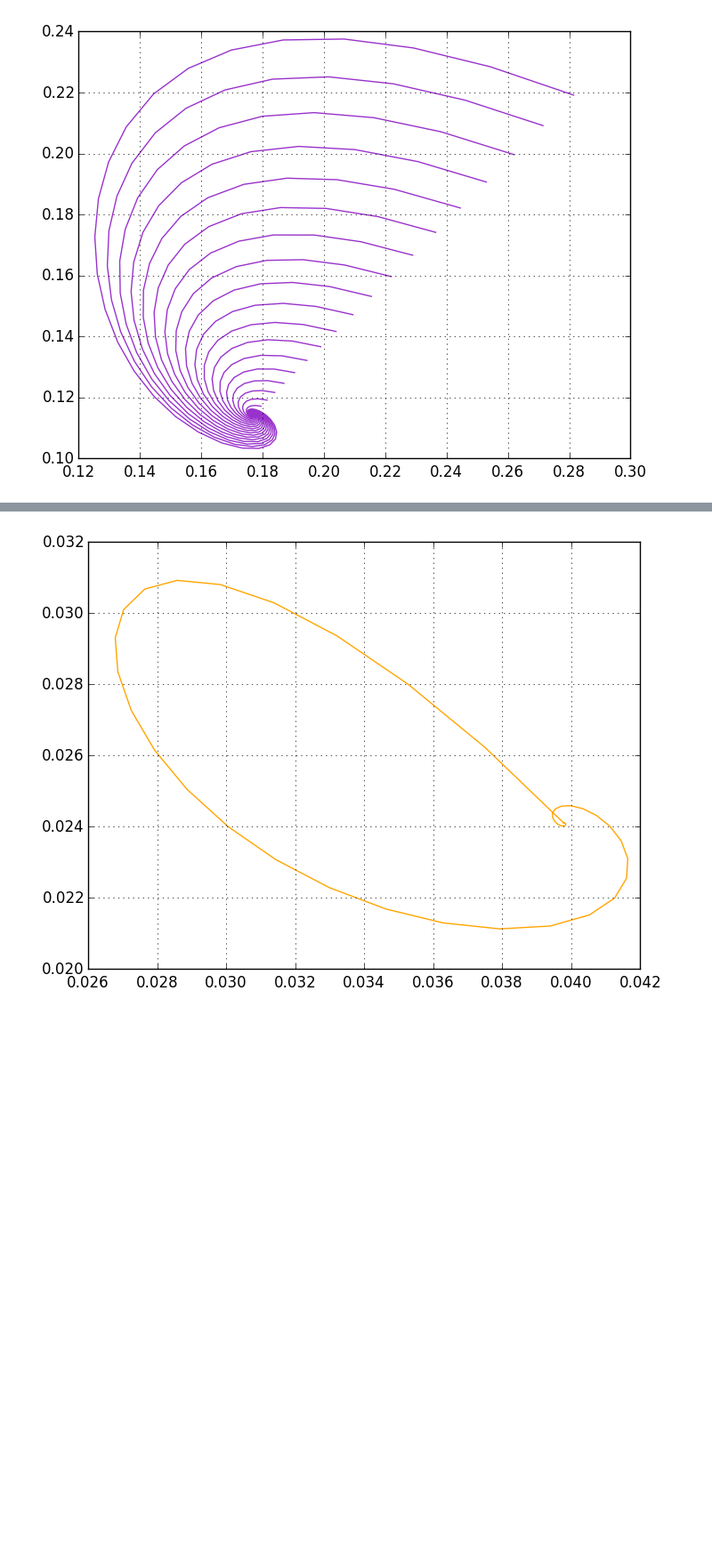
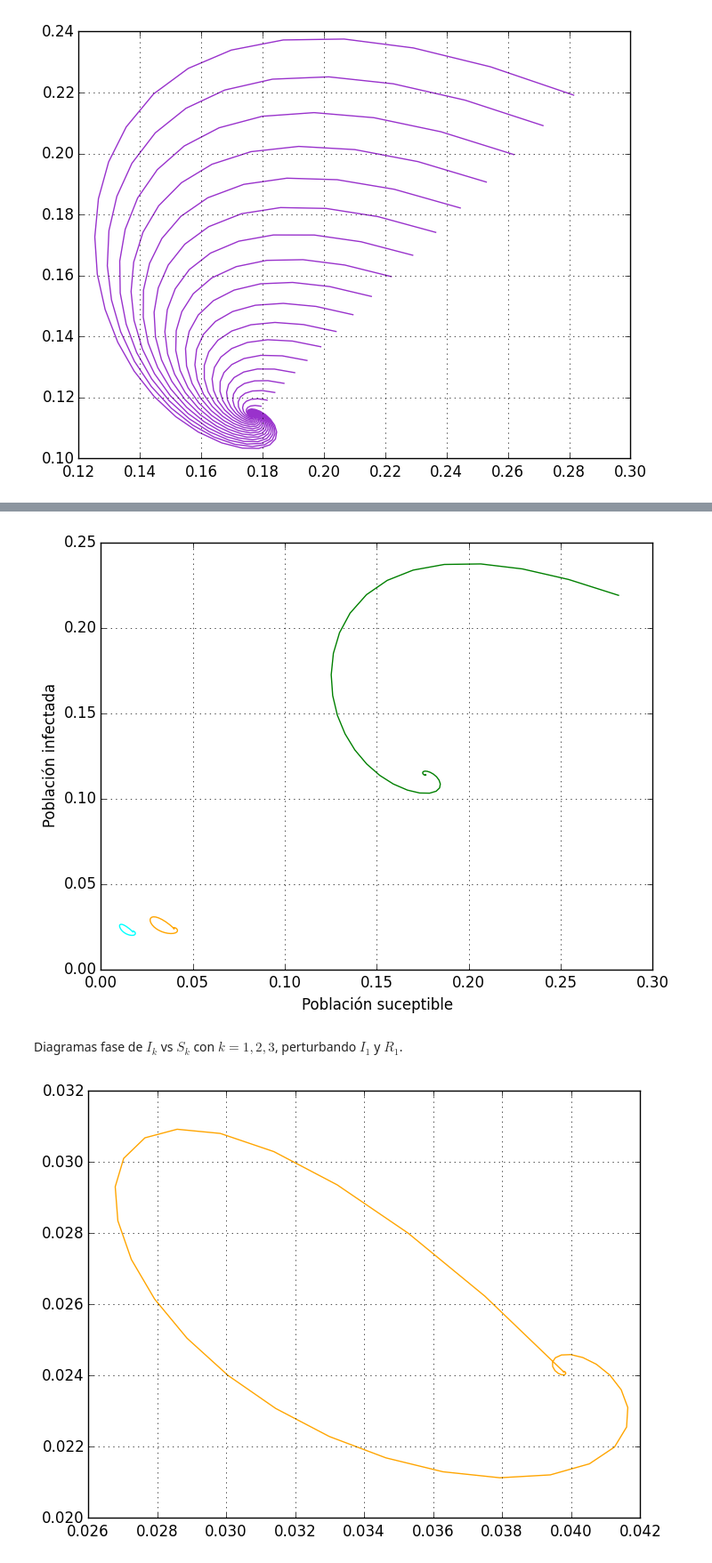
Before and after one commit to lbenet/2016-2_TSFisicaComputacional, a Jupyter notebook: tareas/yvestruz/Kermack_McKendrick_presentación.ipynb, the cells around one changed output, grey strips where cells are left out. Shown at 89% size. Cells and saved outputs as stored; diff of their text form; code cells hidden in the pictures; blank space fills up the shorter version.

```diff
--- a/tareas/yvestruz/Kermack_McKendrick_presentación.ipynb
+++ b/tareas/yvestruz/Kermack_McKendrick_presentación.ipynb
@@ -559,3 +558,9 @@ show()
+# %%
+fase_13
+# %% [output]
+[figure, added]
+# %% [markdown]
+Diagramas fase de $I_k$ vs $S_k$ con $k=1,2,3$, perturbando $I_1$ y $R_1$.
 # %%
 plot(s3[3],i3[3], color = "orange", label = "S3 vs I3")
 grid()
```
Also changed, not shown: parts of 28 cells of this notebook.
